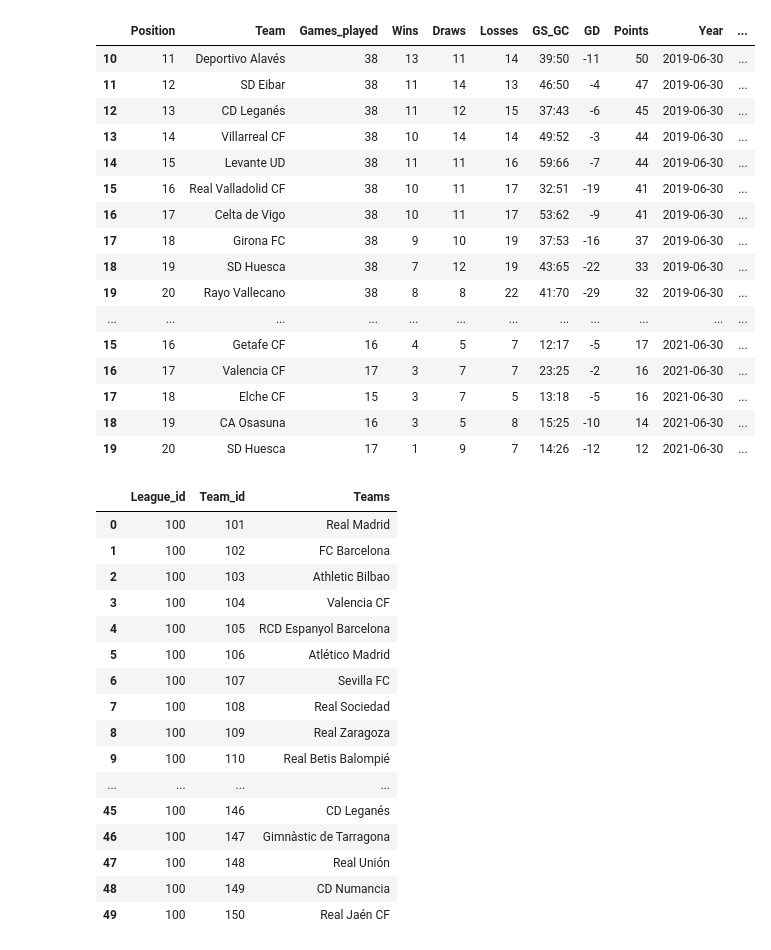
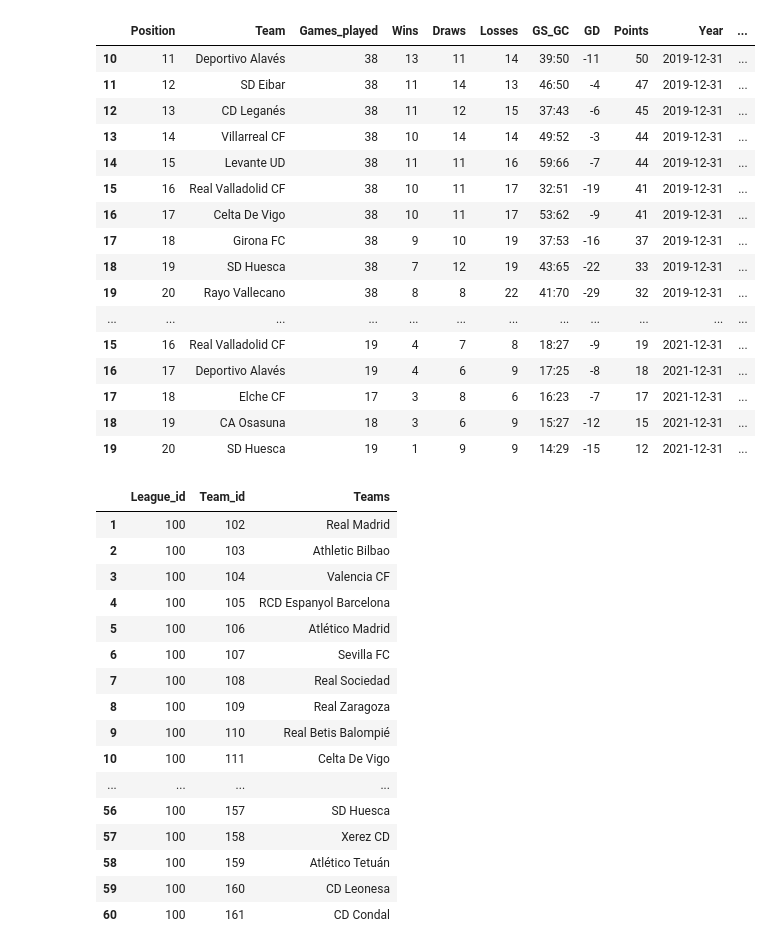
Before and after one commit to timi000/Soccer-Story, a Jupyter notebook: League Table Scraping.ipynb, the cells around one changed output. Drawn from its saved outputs; the diff is of its cells as text; code cells hidden in the pictures.

```diff
--- a/League Table Scraping.ipynb
+++ b/League Table Scraping.ipynb
@@ -53,7 +100,13 @@ LaLiga_list
 # %%
-LaLiga_df=pd.concat(LaLiga_list )
+LaLiga_df=pd.concat(League_list )
 LaLiga_df
-LLdf=LaLiga_df.drop(columns='club')
+
+
+
+
+LLdf=LaLiga_df.drop(columns='Team')
+LLdf=LLdf[["#","Team.1","M.","W","D","L","goals","Dif.","Pt.","Year"]]
+
 LLdf.columns=['Position','Team','Games_played','Wins', 'Draws',
                                     'Losses','GS_GC','GD','Points','Year']
 
@@ -61,53 +114,55 @@ new = LLdf["GS_GC"].str.split(":", n = 1, expand = True)
 LLdf["GS"]= new [0]
 LLdf["GC"]= new[1]
 pts=LLdf["Points"].str.split(":", n=1, expand=True)
 LLdf["PTS"]=pts[0]
 LLdf["Position"]=LLdf["Position"].astype(int)
 LLdf["Team"]=LLdf["Team"].astype(str)
 LLdf["Games_played"]=LLdf["Games_played"].astype(str).astype(int)
 LLdf["Wins"]=LLdf["Wins"].astype(str).astype(int)
 LLdf["Draws"]=LLdf["Draws"].astype(str).astype(int)
 LLdf["Losses"]=LLdf["Losses"].astype(str).astype(int)
 LLdf["GD"]=LLdf["GD"].astype(str).astype(int)
 LLdf["GS"]=LLdf["GS"].astype(int)
 LLdf["GC"]=LLdf["GC"].astype(int)
 LLdf["PTS(3PT)"]=(LLdf["Wins"]*3)+LLdf["Draws"]
 LLdf["PTS(38G)"]=round((LLdf["PTS(3PT)"]/LLdf["Games_played"])*38,1)
 LLdf=LLdf.replace(
-    {"Atl. Aviación": "Atlético Madrid","Athletic Madrid": "Atlético Madrid", "Dep. La Coruña":"Deportivo de La Coruña",
+    {"Atlético Aviación": "Atlético Madrid","Athletic Madrid": "Atlético Madrid", "Deportivo La Coruña":"Deportivo de La Coruña",
   "Ath. Aviación": "Atlético Madrid", "Racing":"Racing Santander", "Valencia": "Valencia CF",
-     "Alavés":"Deportivo Alavés","Recr. Huelva":"Recreativo Huelva","Villarreal":"Villarreal CF",
+     "CD Alavés":"Deportivo Alavés","Recr. Huelva":"Recreativo Huelva","Villarreal":"Villarreal CF",
       "Athletic":"Athletic Bilbao" ,
 "Albacete":"Albacete Balompié",
 "Real Betis":"Real Betis Balompié",
 "Real Valladolid":"Real Valladolid CF",
-"Espanyol":"RCD Espanyol Barcelona",
+"Espanyol Barcelona":"RCD Espanyol Barcelona",
 "Real Murcia":"Real Murcia CF",
+"Celta Vigo":"Celta De Vigo",
 "Levante":"Levante UD",
 "Getafe":"Getafe CF",
 "Girona":"Girona FC",
 "AD Almería":"UD Almería",
-"CD Málaga":"Málaga CF", "Gimnàstic":"Gimnàstic de Tarragona"})
+"CD Málaga":"Málaga CF", "Gimnàstic":"Gimnàstic de Tarragona",
+    "Donostia FC": "Real Sociedad"})
 
 LLdf.tail(50)
 # %% [output]
 |  | Position | Team | Games_played | Wins | Draws | Losses | GS_GC | GD | Points | Year | ... |
-| 10 | 11 | Deportivo Alavés | 38 | 13 | 11 | 14 | 39:50 | -11 | 50 | 2019-06-30 | ... |
-| 11 | 12 | SD Eibar | 38 | 11 | 14 | 13 | 46:50 | -4 | 47 | 2019-06-30 | ... |
-| 12 | 13 | CD Leganés | 38 | 11 | 12 | 15 | 37:43 | -6 | 45 | 2019-06-30 | ... |
-| 13 | 14 | Villarreal CF | 38 | 10 | 14 | 14 | 49:52 | -3 | 44 | 2019-06-30 | ... |
-| 14 | 15 | Levante UD | 38 | 11 | 11 | 16 | 59:66 | -7 | 44 | 2019-06-30 | ... |
-| 15 | 16 | Real Valladolid CF | 38 | 10 | 11 | 17 | 32:51 | -19 | 41 | 2019-06-30 | ... |
-| 16 | 17 | Celta de Vigo | 38 | 10 | 11 | 17 | 53:62 | -9 | 41 | 2019-06-30 | ... |
-| 17 | 18 | Girona FC | 38 | 9 | 10 | 19 | 37:53 | -16 | 37 | 2019-06-30 | ... |
-| 18 | 19 | SD Huesca | 38 | 7 | 12 | 19 | 43:65 | -22 | 33 | 2019-06-30 | ... |
-| 19 | 20 | Rayo Vallecano | 38 | 8 | 8 | 22 | 41:70 | -29 | 32 | 2019-06-30 | ... |
+| 10 | 11 | Deportivo Alavés | 38 | 13 | 11 | 14 | 39:50 | -11 | 50 | 2019-12-31 | ... |
+| 11 | 12 | SD Eibar | 38 | 11 | 14 | 13 | 46:50 | -4 | 47 | 2019-12-31 | ... |
+| 12 | 13 | CD Leganés | 38 | 11 | 12 | 15 | 37:43 | -6 | 45 | 2019-12-31 | ... |
+| 13 | 14 | Villarreal CF | 38 | 10 | 14 | 14 | 49:52 | -3 | 44 | 2019-12-31 | ... |
+| 14 | 15 | Levante UD | 38 | 11 | 11 | 16 | 59:66 | -7 | 44 | 2019-12-31 | ... |
+| 15 | 16 | Real Valladolid CF | 38 | 10 | 11 | 17 | 32:51 | -19 | 41 | 2019-12-31 | ... |
+| 16 | 17 | Celta De Vigo | 38 | 10 | 11 | 17 | 53:62 | -9 | 41 | 2019-12-31 | ... |
+| 17 | 18 | Girona FC | 38 | 9 | 10 | 19 | 37:53 | -16 | 37 | 2019-12-31 | ... |
+| 18 | 19 | SD Huesca | 38 | 7 | 12 | 19 | 43:65 | -22 | 33 | 2019-12-31 | ... |
+| 19 | 20 | Rayo Vallecano | 38 | 8 | 8 | 22 | 41:70 | -29 | 32 | 2019-12-31 | ... |
 | ... | ... | ... | ... | ... | ... | ... | ... | ... | ... | ... | ... |
-| 15 | 16 | Getafe CF | 16 | 4 | 5 | 7 | 12:17 | -5 | 17 | 2021-06-30 | ... |
-| 16 | 17 | Valencia CF | 17 | 3 | 7 | 7 | 23:25 | -2 | 16 | 2021-06-30 | ... |
-| 17 | 18 | Elche CF | 15 | 3 | 7 | 5 | 13:18 | -5 | 16 | 2021-06-30 | ... |
-| 18 | 19 | CA Osasuna | 16 | 3 | 5 | 8 | 15:25 | -10 | 14 | 2021-06-30 | ... |
-| 19 | 20 | SD Huesca | 17 | 1 | 9 | 7 | 14:26 | -12 | 12 | 2021-06-30 | ... |
+| 15 | 16 | Real Valladolid CF | 19 | 4 | 7 | 8 | 18:27 | -9 | 19 | 2021-12-31 | ... |
+| 16 | 17 | Deportivo Alavés | 19 | 4 | 6 | 9 | 17:25 | -8 | 18 | 2021-12-31 | ... |
+| 17 | 18 | Elche CF | 17 | 3 | 8 | 6 | 16:23 | -7 | 17 | 2021-12-31 | ... |
+| 18 | 19 | CA Osasuna | 18 | 3 | 6 | 9 | 15:27 | -12 | 15 | 2021-12-31 | ... |
+| 19 | 20 | SD Huesca | 19 | 1 | 9 | 9 | 14:29 | -15 | 12 | 2021-12-31 | ... |
 # %%
 Lteams =pd.DataFrame(LLdf["Team"].value_counts())
 Lteams=Lteams.reset_index()
@@ -116,11 +171,10 @@ Lteams["Team_id"]=100+Lteams["level_0"]+1
 Lteams["League_id"]=100
 Lteams.columns=["old_in", "Teams","Value_count", "Team_id", "League_id"]
 Lteams=Lteams[["League_id", "Team_id", "Teams"]]
-Lteams.head(50)
+Lteams.tail(60)
 # %% [output]
 |  | League_id | Team_id | Teams |
-| 0 | 100 | 101 | Real Madrid |
-| 1 | 100 | 102 | FC Barcelona |
+| 1 | 100 | 102 | Real Madrid |
 | 2 | 100 | 103 | Athletic Bilbao |
 | 3 | 100 | 104 | Valencia CF |
 | 4 | 100 | 105 | RCD Espanyol Barcelona |
@@ -129,12 +183,13 @@ Lteams.head(50)
 | 7 | 100 | 108 | Real Sociedad |
 | 8 | 100 | 109 | Real Zaragoza |
 | 9 | 100 | 110 | Real Betis Balompié |
+| 10 | 100 | 111 | Celta De Vigo |
 | ... | ... | ... | ... |
-| 45 | 100 | 146 | CD Leganés |
-| 46 | 100 | 147 | Gimnàstic de Tarragona |
-| 47 | 100 | 148 | Real Unión |
-| 48 | 100 | 149 | CD Numancia |
-| 49 | 100 | 150 | Real Jaén CF |
+| 56 | 100 | 157 | SD Huesca |
+| 57 | 100 | 158 | Xerez CD |
+| 58 | 100 | 159 | Atlético Tetuán |
+| 59 | 100 | 160 | CD Leonesa |
+| 60 | 100 | 161 | CD Condal |
 # %%
 import time
 # %%
```
Also changed, not shown: parts of 22 cells of this notebook, 10 other files.
